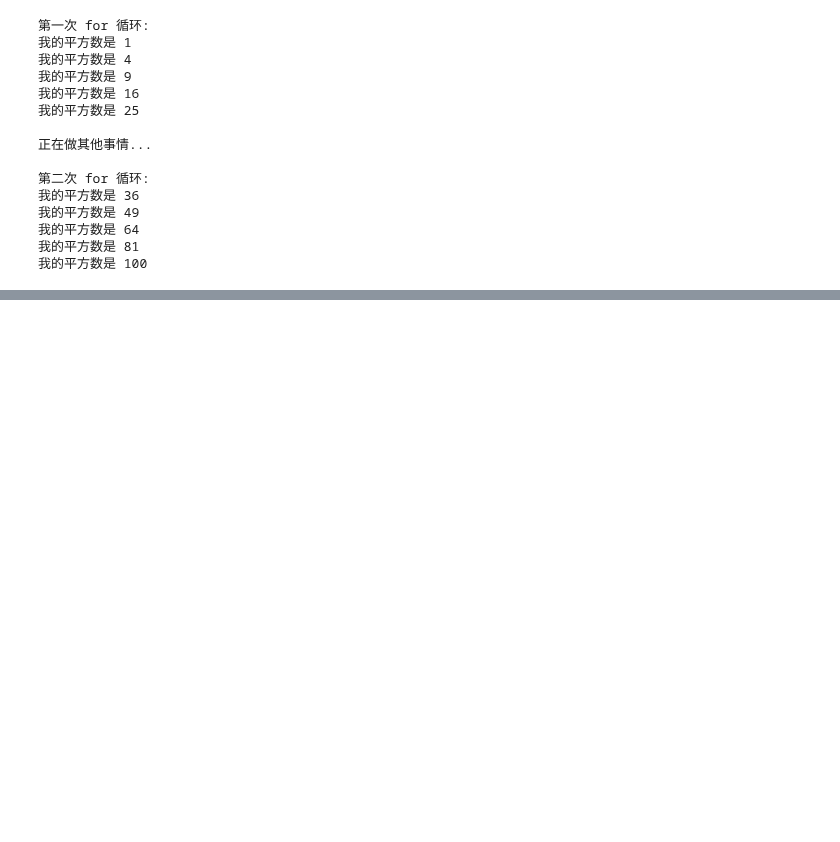
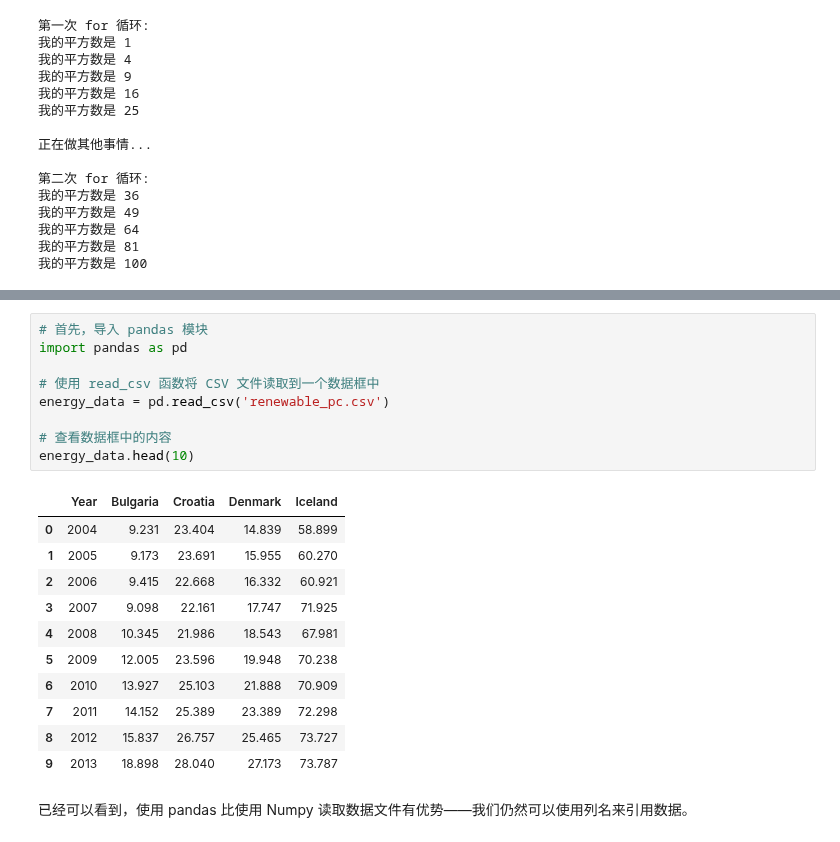
Before and after one commit to Chenji-s/test1, a Jupyter notebook: 教学week7.ipynb, the cells around one changed output, grey strips where cells are left out. Drawn from its saved outputs; the diff is of its cells as text; blank space fills up the shorter version.

```diff
--- a/教学week7.ipynb
+++ b/教学week7.ipynb
@@ -192,0 +305,23 @@ for i in range(5):
+# %%
+# 首先，导入 pandas 模块
+import pandas as pd
+
+# 使用 read_csv 函数将 CSV 文件读取到一个数据框中
+energy_data = pd.read_csv('renewable_pc.csv')
+
+# 查看数据框中的内容
+energy_data.head(10)
+# %% [output]
+|  | Year | Bulgaria | Croatia | Denmark | Iceland |
+| 0 | 2004 | 9.231 | 23.404 | 14.839 | 58.899 |
+| 1 | 2005 | 9.173 | 23.691 | 15.955 | 60.270 |
+| 2 | 2006 | 9.415 | 22.668 | 16.332 | 60.921 |
+| 3 | 2007 | 9.098 | 22.161 | 17.747 | 71.925 |
+| 4 | 2008 | 10.345 | 21.986 | 18.543 | 67.981 |
+| 5 | 2009 | 12.005 | 23.596 | 19.948 | 70.238 |
+| 6 | 2010 | 13.927 | 25.103 | 21.888 | 70.909 |
+| 7 | 2011 | 14.152 | 25.389 | 23.389 | 72.298 |
+| 8 | 2012 | 15.837 | 26.757 | 25.465 | 73.727 |
+| 9 | 2013 | 18.898 | 28.040 | 27.173 | 73.787 |
+# %% [markdown]
+已经可以看到，使用 pandas 比使用 Numpy 读取数据文件有优势——我们仍然可以使用列名来引用数据。
```
Also changed, not shown: parts of 20 cells of this notebook, 1 other file.
